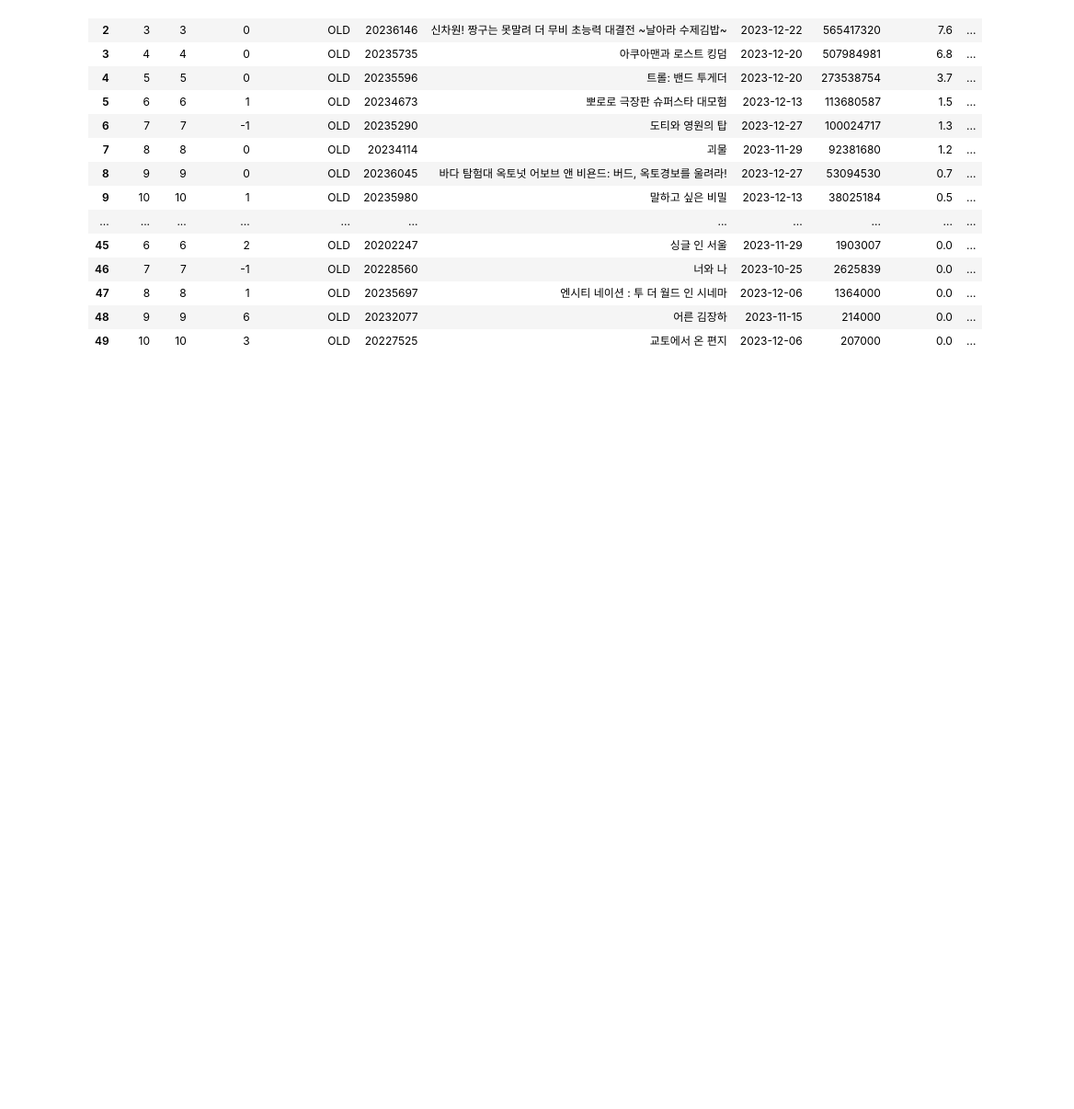
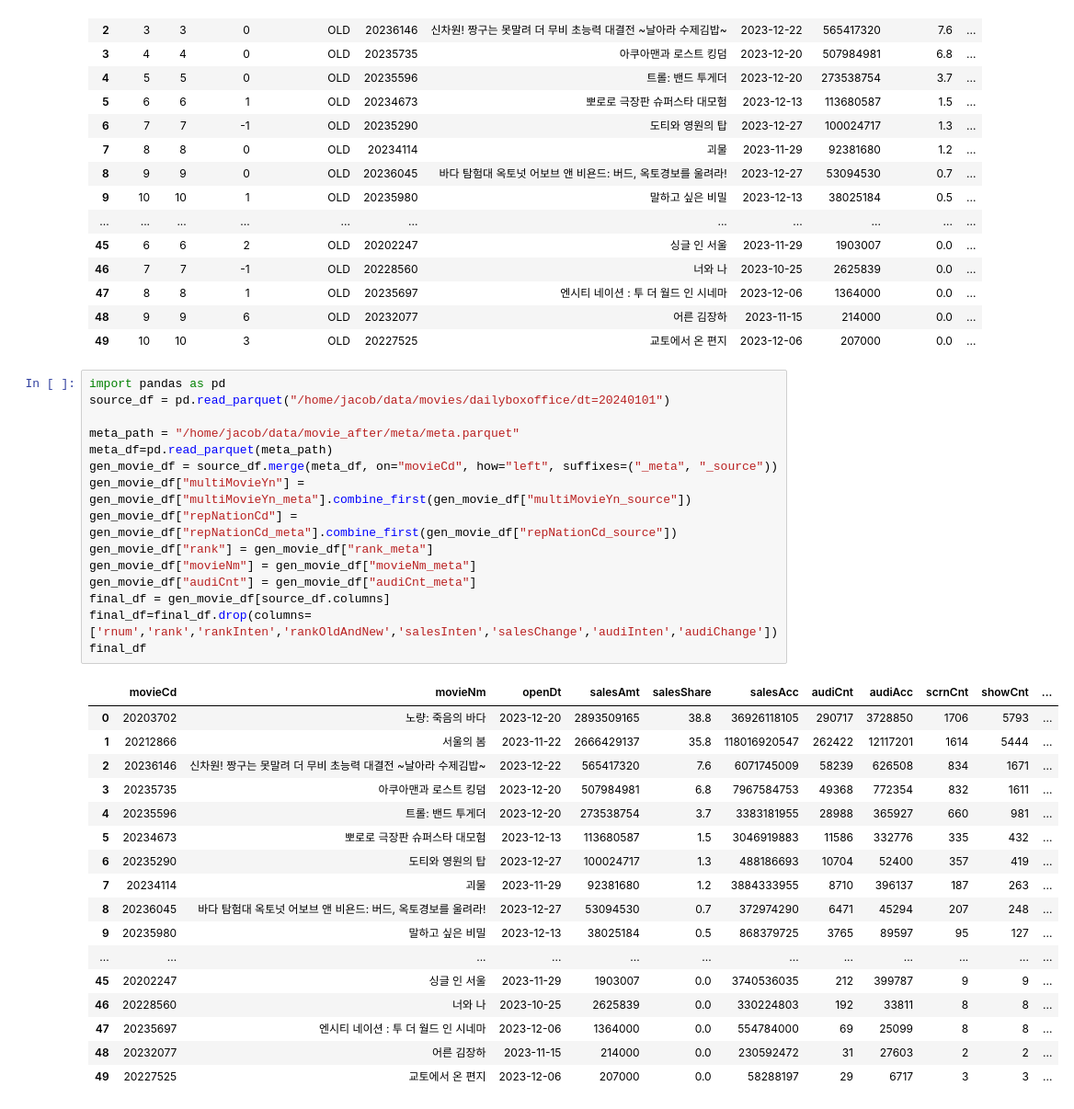
Before and after one commit to Jacob-53/movie, a Jupyter notebook: notes/Untitled1.ipynb, the cells around one changed output. Shown at 92% size. Saved outputs shown, nothing was run; the diff lists cells and outputs as text; blank space fills up the shorter version.

```diff
--- a/notes/Untitled1.ipynb
+++ b/notes/Untitled1.ipynb
@@ -65,3 +65,36 @@ final_df
 | 47 | 8 | 8 | 1 | OLD | 20235697 | 엔시티 네이션 : 투 더 월드 인 시네마 | 2023-12-06 | 1364000 | 0.0 | ... |
 | 48 | 9 | 9 | 6 | OLD | 20232077 | 어른 김장하 | 2023-11-15 | 214000 | 0.0 | ... |
 | 49 | 10 | 10 | 3 | OLD | 20227525 | 교토에서 온 편지 | 2023-12-06 | 207000 | 0.0 | ... |
+# %%
+import pandas as pd
+source_df = pd.read_parquet("/home/jacob/data/movies/dailyboxoffice/dt=20240101")
+
+meta_path = "/home/jacob/data/movie_after/meta/meta.parquet"
+meta_df=pd.read_parquet(meta_path)
+gen_movie_df = source_df.merge(meta_df, on="movieCd", how="left", suffixes=("_meta", "_source"))
+gen_movie_df["multiMovieYn"] = gen_movie_df["multiMovieYn_meta"].combine_first(gen_movie_df["multiMovieYn_source"])
+gen_movie_df["repNationCd"] = gen_movie_df["repNationCd_meta"].combine_first(gen_movie_df["repNationCd_source"])
+gen_movie_df["rank"] = gen_movie_df["rank_meta"]
+gen_movie_df["movieNm"] = gen_movie_df["movieNm_meta"]
+gen_movie_df["audiCnt"] = gen_movie_df["audiCnt_meta"]
+final_df = gen_movie_df[source_df.columns]
+final_df=final_df.drop(columns=['rnum','rank','rankInten','rankOldAndNew','salesInten','salesChange','audiInten','audiChange'])
+final_df
+# %% [output]
+|  | movieCd | movieNm | openDt | salesAmt | salesShare | salesAcc | audiCnt | audiAcc | scrnCnt | showCnt | ... |
+| 0 | 20203702 | 노량: 죽음의 바다 | 2023-12-20 | 2893509165 | 38.8 | 36926118105 | 290717 | 3728850 | 1706 | 5793 | ... |
+| 1 | 20212866 | 서울의 봄 | 2023-11-22 | 2666429137 | 35.8 | 118016920547 | 262422 | 12117201 | 1614 | 5444 | ... |
+| 2 | 20236146 | 신차원! 짱구는 못말려 더 무비 초능력 대결전 ~날아라 수제김밥~ | 2023-12-22 | 565417320 | 7.6 | 6071745009 | 58239 | 626508 | 834 | 1671 | ... |
+| 3 | 20235735 | 아쿠아맨과 로스트 킹덤 | 2023-12-20 | 507984981 | 6.8 | 7967584753 | 49368 | 772354 | 832 | 1611 | ... |
+| 4 | 20235596 | 트롤: 밴드 투게더 | 2023-12-20 | 273538754 | 3.7 | 3383181955 | 28988 | 365927 | 660 | 981 | ... |
+| 5 | 20234673 | 뽀로로 극장판 슈퍼스타 대모험 | 2023-12-13 | 113680587 | 1.5 | 3046919883 | 11586 | 332776 | 335 | 432 | ... |
+| 6 | 20235290 | 도티와 영원의 탑 | 2023-12-27 | 100024717 | 1.3 | 488186693 | 10704 | 52400 | 357 | 419 | ... |
+| 7 | 20234114 | 괴물 | 2023-11-29 | 92381680 | 1.2 | 3884333955 | 8710 | 396137 | 187 | 263 | ... |
+| 8 | 20236045 | 바다 탐험대 옥토넛 어보브 앤 비욘드: 버드, 옥토경보를 울려라! | 2023-12-27 | 53094530 | 0.7 | 372974290 | 6471 | 45294 | 207 | 248 | ... |
+| 9 | 20235980 | 말하고 싶은 비밀 | 2023-12-13 | 38025184 | 0.5 | 868379725 | 3765 | 89597 | 95 | 127 | ... |
+| ... | ... | ... | ... | ... | ... | ... | ... | ... | ... | ... | ... |
+| 45 | 20202247 | 싱글 인 서울 | 2023-11-29 | 1903007 | 0.0 | 3740536035 | 212 | 399787 | 9 | 9 | ... |
+| 46 | 20228560 | 너와 나 | 2023-10-25 | 2625839 | 0.0 | 330224803 | 192 | 33811 | 8 | 8 | ... |
+| 47 | 20235697 | 엔시티 네이션 : 투 더 월드 인 시네마 | 2023-12-06 | 1364000 | 0.0 | 554784000 | 69 | 25099 | 8 | 8 | ... |
+| 48 | 20232077 | 어른 김장하 | 2023-11-15 | 214000 | 0.0 | 230592472 | 31 | 27603 | 2 | 2 | ... |
+| 49 | 20227525 | 교토에서 온 편지 | 2023-12-06 | 207000 | 0.0 | 58288197 | 29 | 6717 | 3 | 3 | ... |
```
Also changed, not shown: 1 other file.
